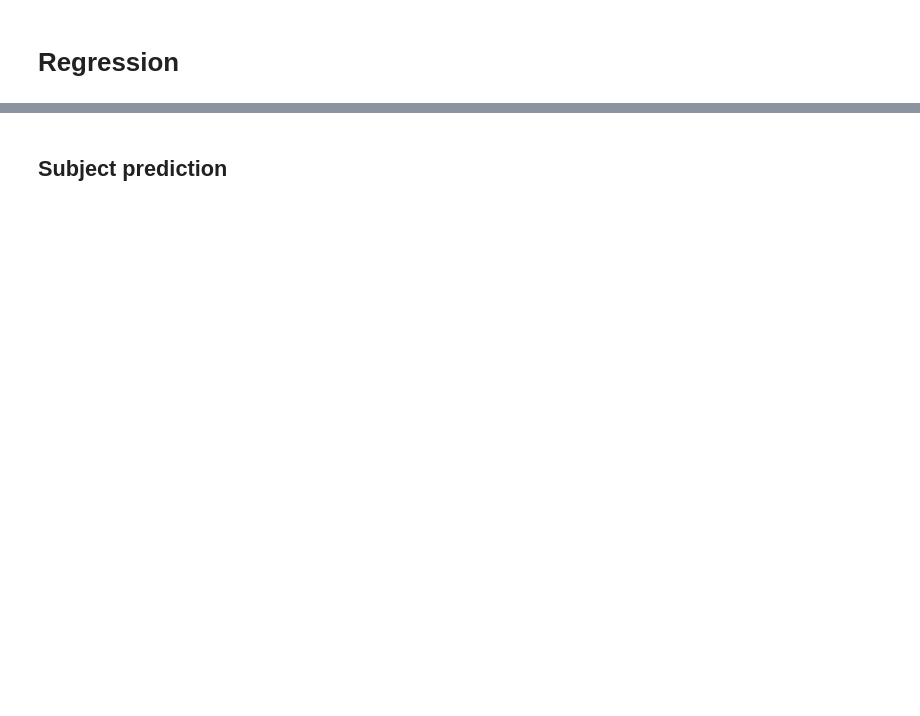
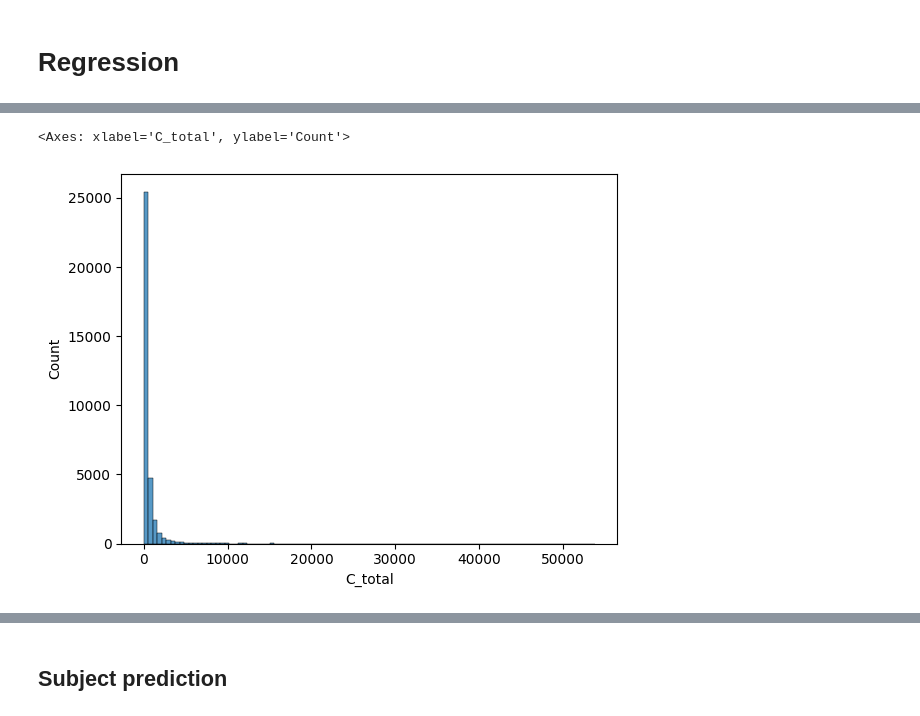
Before and after one commit to netknowledge/LLM_summarization, a Jupyter notebook: bias/citation.ipynb, the cells around one changed output, grey strips where cells are left out. Saved outputs shown, nothing was run; the diff lists cells and outputs as text; code cells hidden in the pictures; blank space fills up the shorter version.

```diff
--- a/bias/citation.ipynb
+++ b/bias/citation.ipynb
@@ -12,9 +12,9 @@ suffixes = None
 # suffixes = '_sent_shuffle'
 # suffixes = '_tail'
 if suffixes is not None:
-    csv_files = [home / f'projects/TLDR/data/paper_html_10.1038/abs_annotation/generated_annotations/{model}_TLDR{suffixes}.txt' for model in models]
+    csv_files = [home / f'projects/TLDR/data/paper_html_10.1038/abs_annotation/generated_annotations/unrestricted_length/{model}_TLDR{suffixes}.txt' for model in models]
 else:
-    csv_files = [home / f'projects/TLDR/data/paper_html_10.1038/abs_annotation/generated_annotations/{model}_TLDR.txt' for model in models]
+    csv_files = [home / f'projects/TLDR/data/paper_html_10.1038/abs_annotation/generated_annotations/unrestricted_length/{model}_TLDR.txt' for model in models]
 
 df = pd.read_csv(home / 'projects/TLDR/data/paper_html_10.1038/abs_annotation/test.tsv', sep='\t')
 for model, csv_file in zip(models, csv_files):
@@ -289,0 +257,8 @@ first_author_df
+# %%
+import matplotlib.pyplot as plt
+import seaborn as sns
+
+sns.histplot(df['C_total'], bins=100)
+# %% [output]
+<Axes: xlabel='C_total', ylabel='Count'>
+[figure, added]
```
Also changed, not shown: parts of 17 cells of this notebook, 8 other files.
